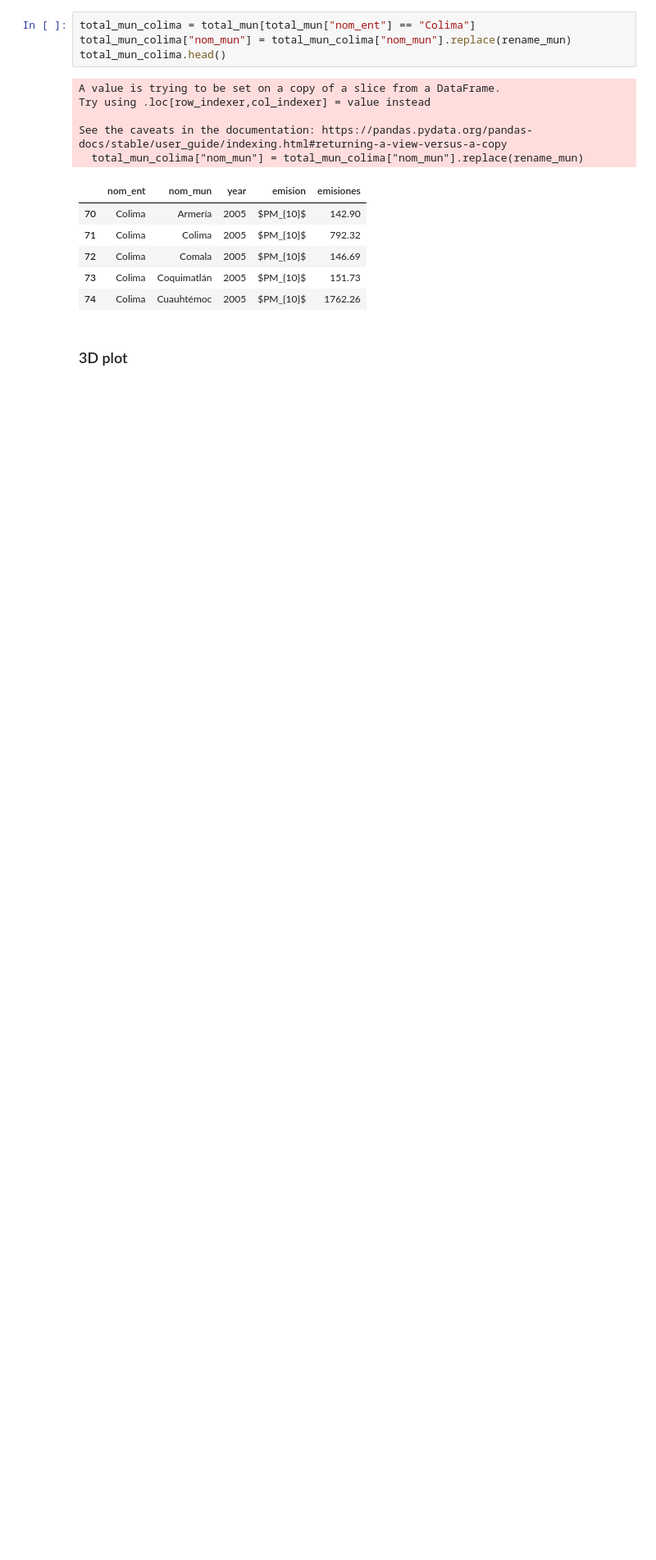
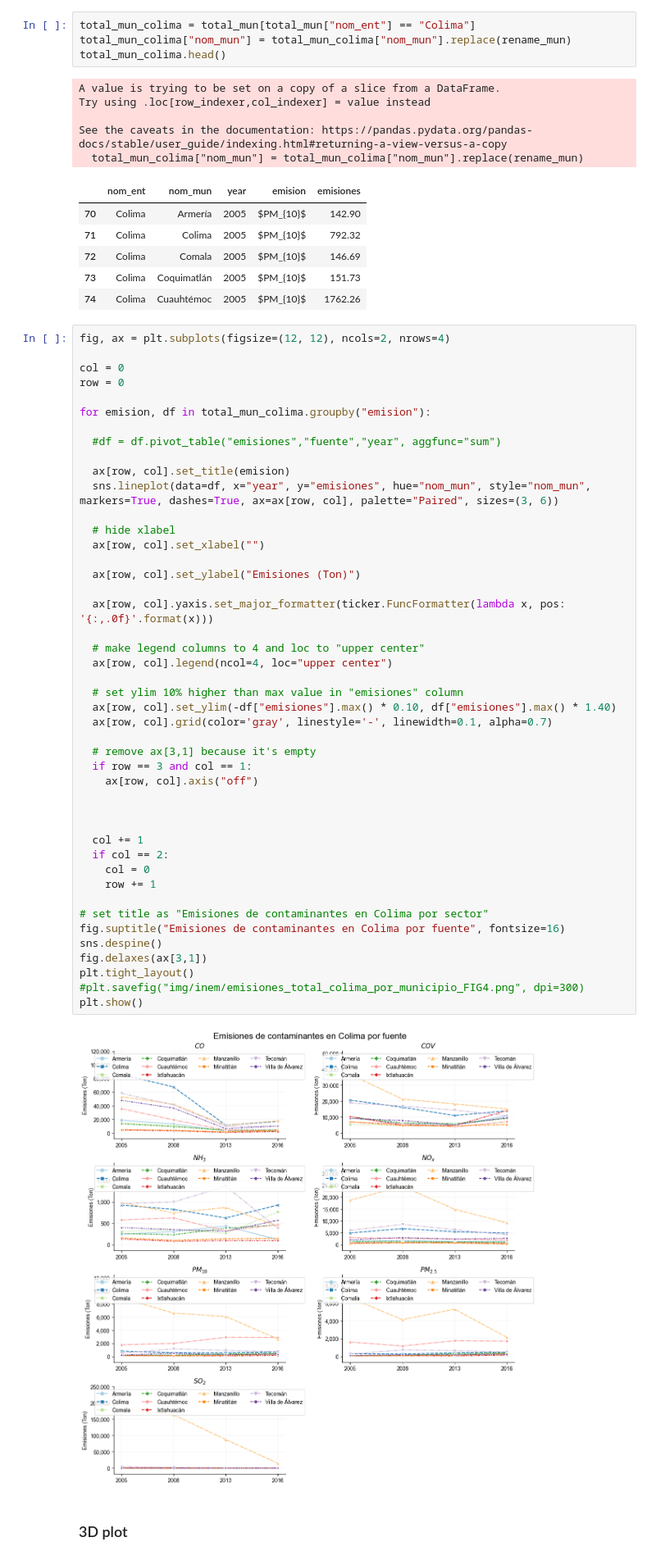
Before and after one commit to pcorner10/pronaces_analisis, a Jupyter notebook: INEM.ipynb, the cells around one changed output. Shown at 82% size. Saved outputs shown, nothing was run; the diff lists cells and outputs as text; blank space fills up the shorter version.

Commit message:
using lineplot

```diff
--- a/INEM.ipynb
+++ b/INEM.ipynb
@@ -617,6 +617,53 @@ See the caveats in the documentation: https://pandas.pydata.org/pandas-docs/stab
 | 72 | Colima | Comala | 2005 | $PM_{10}$ | 146.69 |
 | 73 | Colima | Coquimatlán | 2005 | $PM_{10}$ | 151.73 |
 | 74 | Colima | Cuauhtémoc | 2005 | $PM_{10}$ | 1762.26 |
+# %%
+fig, ax = plt.subplots(figsize=(12, 12), ncols=2, nrows=4)
+
+col = 0
+row = 0
+
+for emision, df in total_mun_colima.groupby("emision"):
+
+  #df = df.pivot_table("emisiones","fuente","year", aggfunc="sum")
+
+  ax[row, col].set_title(emision)
+  sns.lineplot(data=df, x="year", y="emisiones", hue="nom_mun", style="nom_mun", markers=True, dashes=True, ax=ax[row, col], palette="Paired", sizes=(3, 6))
+
+  # hide xlabel
+  ax[row, col].set_xlabel("")
+
+  ax[row, col].set_ylabel("Emisiones (Ton)")
+
+  ax[row, col].yaxis.set_major_formatter(ticker.FuncFormatter(lambda x, pos: '{:,.0f}'.format(x)))
+
+  # make legend columns to 4 and loc to "upper center"
+  ax[row, col].legend(ncol=4, loc="upper center")
+
+  # set ylim 10% higher than max value in "emisiones" column
+  ax[row, col].set_ylim(-df["emisiones"].max() * 0.10, df["emisiones"].max() * 1.40)
+  ax[row, col].grid(color='gray', linestyle='-', linewidth=0.1, alpha=0.7)
+
+  # remove ax[3,1] because it's empty
+  if row == 3 and col == 1:
+    ax[row, col].axis("off")
+
+
+
+  col += 1
+  if col == 2:
+    col = 0
+    row += 1
+
+# set title as "Emisiones de contaminantes en Colima por sector"
+fig.suptitle("Emisiones de contaminantes en Colima por fuente", fontsize=16)
+sns.despine()
+fig.delaxes(ax[3,1])
+plt.tight_layout()
+#plt.savefig("img/inem/emisiones_total_colima_por_municipio_FIG4.png", dpi=300)
+plt.show()
+# %% [output]
+[figure, added]
 # %% [markdown]
 ### 3D plot
 # %%
```
Also changed, not shown: parts of 14 cells of this notebook, 5 other files.
